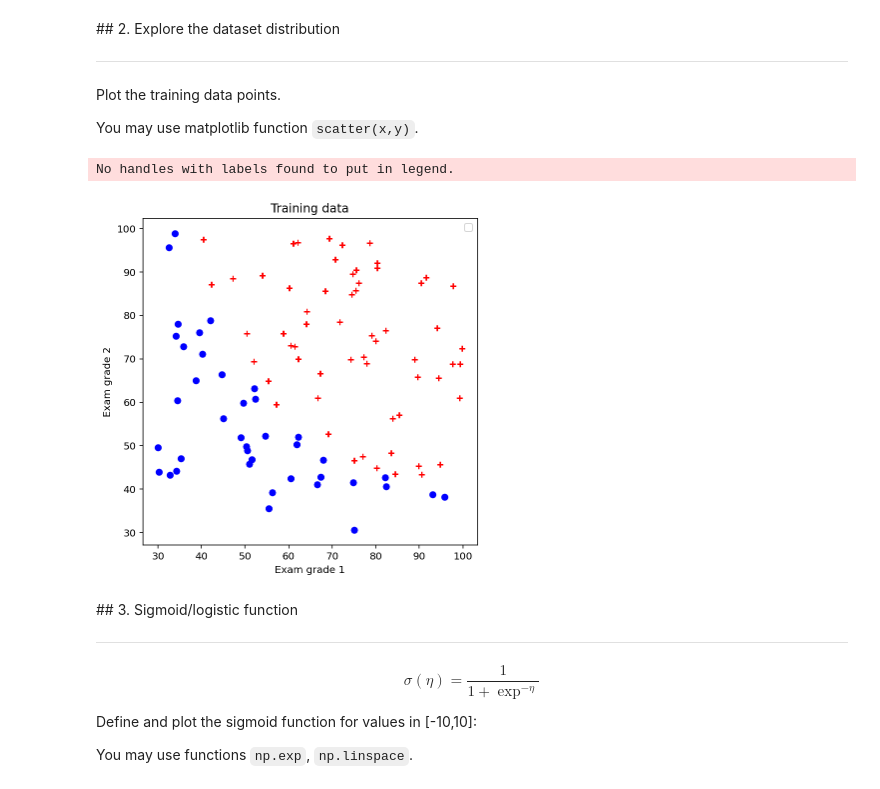
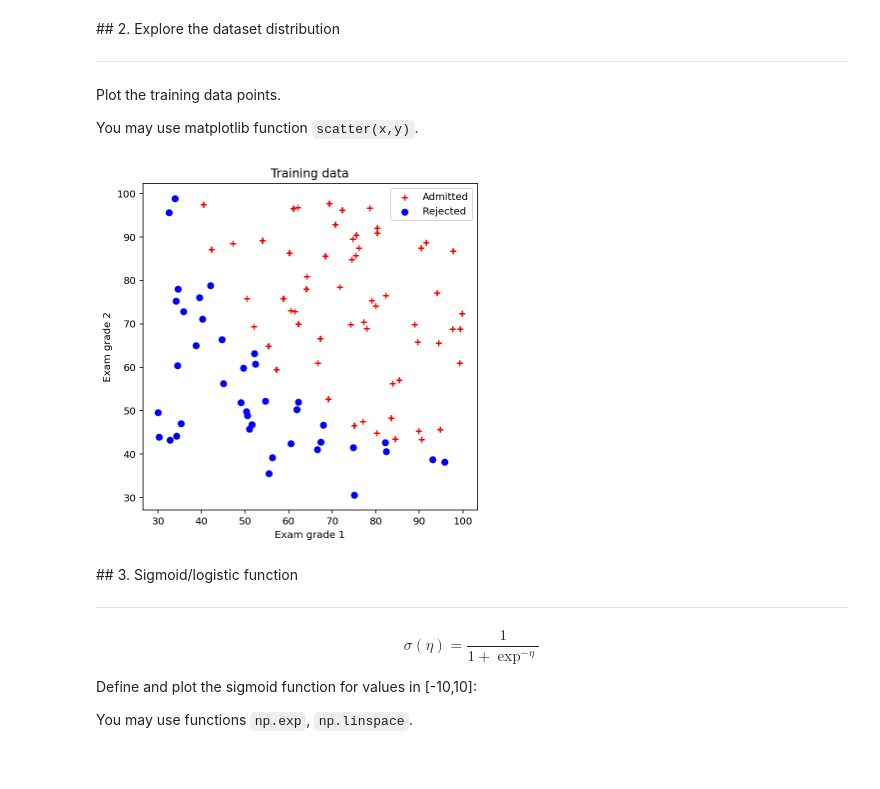
Before and after one commit to yesoly/MachineLearningProject, a Jupyter notebook: Assignment04.ipynb, the cells around one changed output. Drawn from its saved outputs; the diff is of its cells as text; code cells hidden in the pictures.

```diff
--- a/Assignment04.ipynb
+++ b/Assignment04.ipynb
@@ -51,21 +51,20 @@ You may use matplotlib function `scatter(x,y)`.
 # %%
 x1 = data[:,0] # exam grade 1
 x2 = data[:,1] # exam grade 2
 idx_admit = (data[:,2]==1) # index of students who were admitted
 idx_rejec = (data[:,2]==0) # index of students who were rejected
 
 fig_1 = plt.figure(figsize = (6,6))
-plt.scatter(x1[idx_admit], x2[idx_admit], c= 'r', marker="+")
-plt.scatter(x1[idx_rejec], x2[idx_rejec], c= 'b')
+plt.scatter(x1[idx_admit], x2[idx_admit], c= 'r', marker="+", label = 'Admitted')
+plt.scatter(x1[idx_rejec], x2[idx_rejec], c= 'b', label = 'Rejected')
 plt.title('Training data')
 plt.xlabel('Exam grade 1')
 plt.ylabel('Exam grade 2')
-plt.legend()
+plt.legend(loc = 'upper right')
 plt.show()
 fig_1.savefig('training data.png')
 # %% [output]
-No handles with labels found to put in legend.
-[figure, old version]
+[figure, new version]
 # %% [markdown]
 ## 3. Sigmoid/logistic function
 <hr>
```
Also changed, not shown: parts of 7 cells of this notebook.
